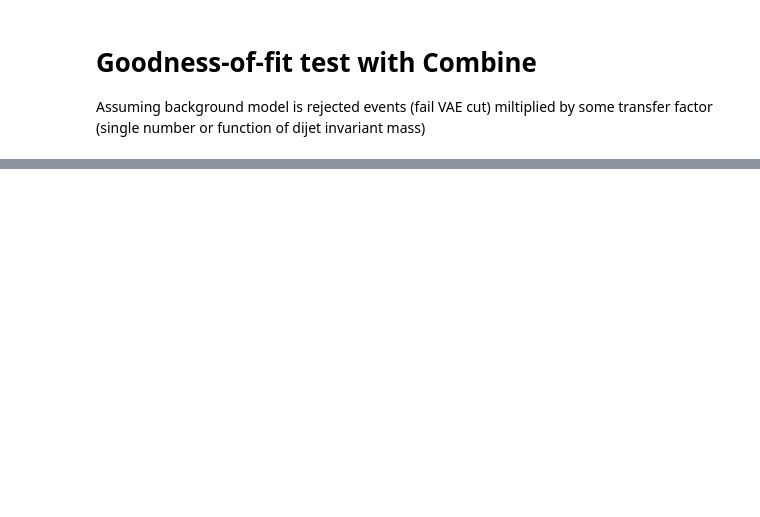
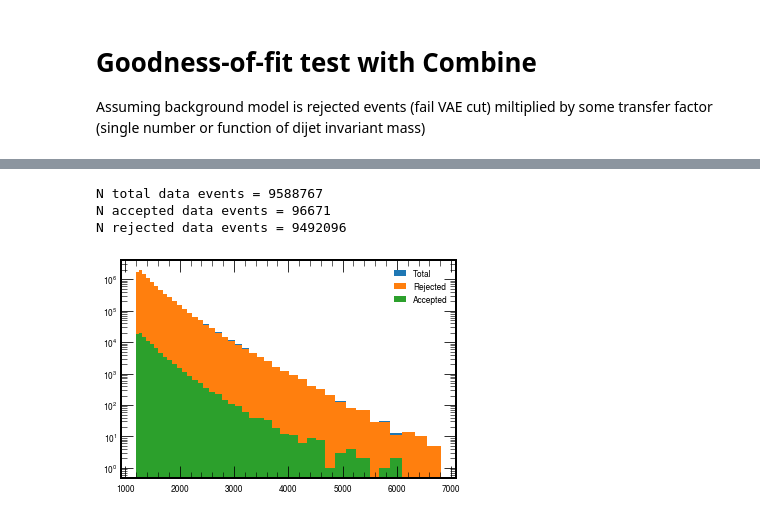
Before and after one commit to mpp-hep/gof_tests, a Jupyter notebook: gof.ipynb, the cells around one changed output, grey strips where cells are left out. Cells and saved outputs as stored; diff of their text form; code cells hidden in the pictures; blank space fills up the shorter version.

```diff
--- a/gof.ipynb
+++ b/gof.ipynb
@@ -169,0 +118,21 @@ Warning in <TCanvas::Constructor>: Deleting canvas with same name: c
+# %%
+# Sanity checks
+
+#Check that sum of orthogonal quantiles yield total
+print('N total data events = {}'.format(qcd_tot.shape[0]))
+print('N accepted data events = {}'.format(qcd_acc.shape[0]))
+print('N rejected data events = {}'.format(qcd_rej.shape[0]))
+
+
+# Plot the distributions
+fig, ax = plt.subplots()
+plt.hist(qcd_tot,bins=bin_edges,label='Total')
+plt.hist(qcd_rej,bins=bin_edges,label='Rejected')
+plt.hist(qcd_acc,bins=bin_edges,label='Accepted')
+plt.legend( loc='upper right',frameon=False)
+plt.yscale('log')
+# %% [output]
+N total data events = 9588767
+N accepted data events = 96671
+N rejected data events = 9492096
+[figure, added]
```
Also changed, not shown: parts of 20 cells of this notebook.
